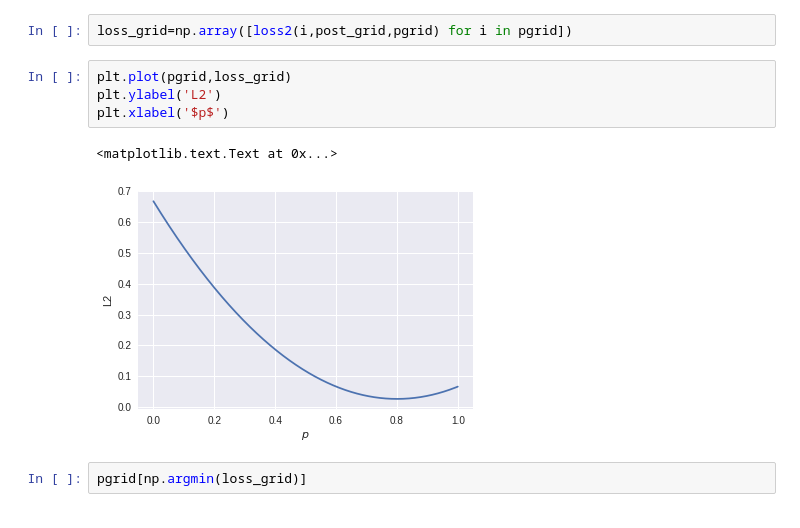
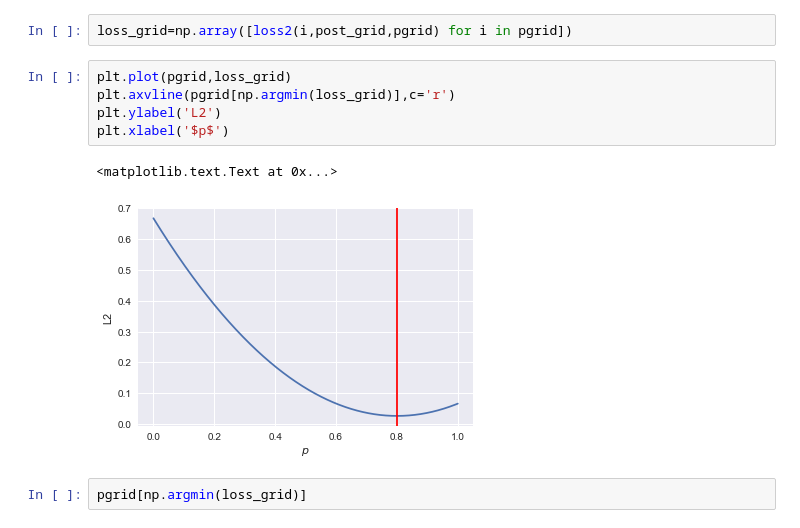
Before and after one commit to saint-germain/marginalization_bayes, a Jupyter notebook: stat_reth_ch3.ipynb, the cells around one changed output. Cells and saved outputs as stored; diff of their text form.

```diff
--- a/stat_reth_ch3.ipynb
+++ b/stat_reth_ch3.ipynb
@@ -160,11 +161,12 @@ loss2(1,post_grid,pgrid)
 loss_grid=np.array([loss2(i,post_grid,pgrid) for i in pgrid])
 # %%
 plt.plot(pgrid,loss_grid)
+plt.axvline(pgrid[np.argmin(loss_grid)],c='r')
 plt.ylabel('L2')
 plt.xlabel('$p$')
 # %% [output]
 <matplotlib.text.Text at 0x...>
-[figure, old version]
+[figure, new version]
 # %%
 pgrid[np.argmin(loss_grid)]
 # %% [output]
```
Also changed, not shown: parts of 23 cells of this notebook, 2 other files.
